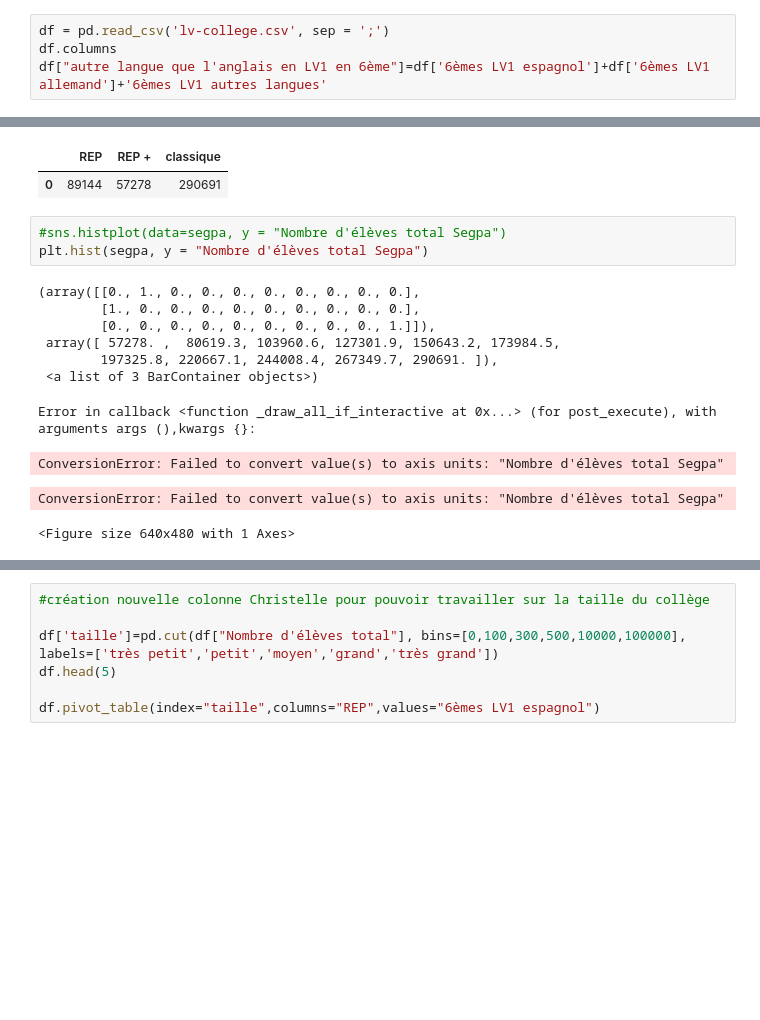
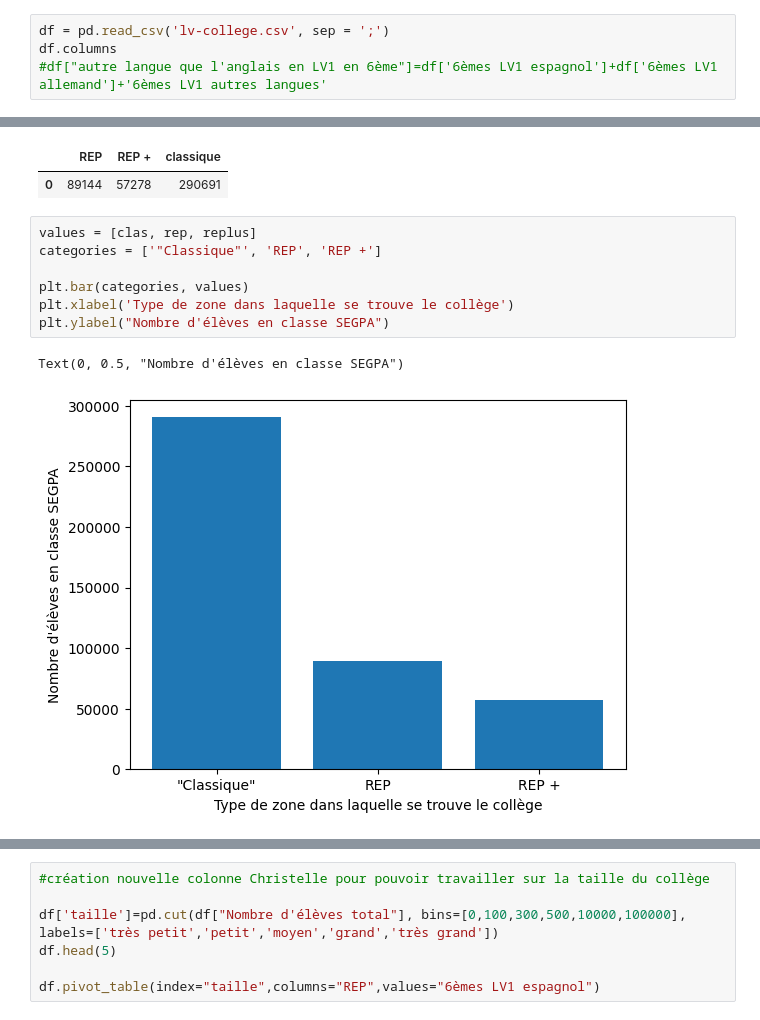
Before and after one commit to margotlafond/projet-info, a Jupyter notebook: analyse_data1.ipynb, the cells around one changed output, grey strips where cells are left out. Cells and saved outputs as stored; diff of their text form; blank space fills up the shorter version.

Commit message:
réecriture fin segpa rep/rep+

```diff
--- a/analyse_data1.ipynb
+++ b/analyse_data1.ipynb
@@ -7,5 +7,5 @@ import matplotlib.pyplot as plt
 # %%
 df = pd.read_csv('lv-college.csv', sep = ';')
 df.columns
-df["autre langue que l'anglais en LV1 en 6ème"]=df['6èmes LV1 espagnol']+df['6èmes LV1 allemand']+'6èmes LV1 autres langues'
+#df["autre langue que l'anglais en LV1 en 6ème"]=df['6èmes LV1 espagnol']+df['6èmes LV1 allemand']+'6èmes LV1 autres langues'
 # %% [output]
@@ -37,17 +53,13 @@ segpa
 # %% [output]
 |  | REP | REP + | classique |
 | 0 | 89144 | 57278 | 290691 |
-# %%
-#sns.histplot(data=segpa, y = "Nombre d'élèves total Segpa")
-plt.hist(segpa, y = "Nombre d'élèves total Segpa")
-# %% [output]
-(array([[0., 1., 0., 0., 0., 0., 0., 0., 0., 0.],
-        [1., 0., 0., 0., 0., 0., 0., 0., 0., 0.],
-        [0., 0., 0., 0., 0., 0., 0., 0., 0., 1.]]),
- array([ 57278. ,  80619.3, 103960.6, 127301.9, 150643.2, 173984.5,
-        197325.8, 220667.1, 244008.4, 267349.7, 290691. ]),
- <a list of 3 BarContainer objects>)
-Error in callback <function _draw_all_if_interactive at 0x...> (for post_execute), with arguments args (),kwargs {}:
-ConversionError: Failed to convert value(s) to axis units: "Nombre d'élèves total Segpa"
-ConversionError: Failed to convert value(s) to axis units: "Nombre d'élèves total Segpa"
-<Figure size 640x480 with 1 Axes>
+# %%
+values = [clas, rep, replus]
+categories = ['"Classique"', 'REP', 'REP +']
+
+plt.bar(categories, values)
+plt.xlabel('Type de zone dans laquelle se trouve le collège')
+plt.ylabel("Nombre d'élèves en classe SEGPA")
+# %% [output]
+Text(0, 0.5, "Nombre d'élèves en classe SEGPA")
+[figure, added]
```
Also changed, not shown: parts of 2 cells of this notebook.
